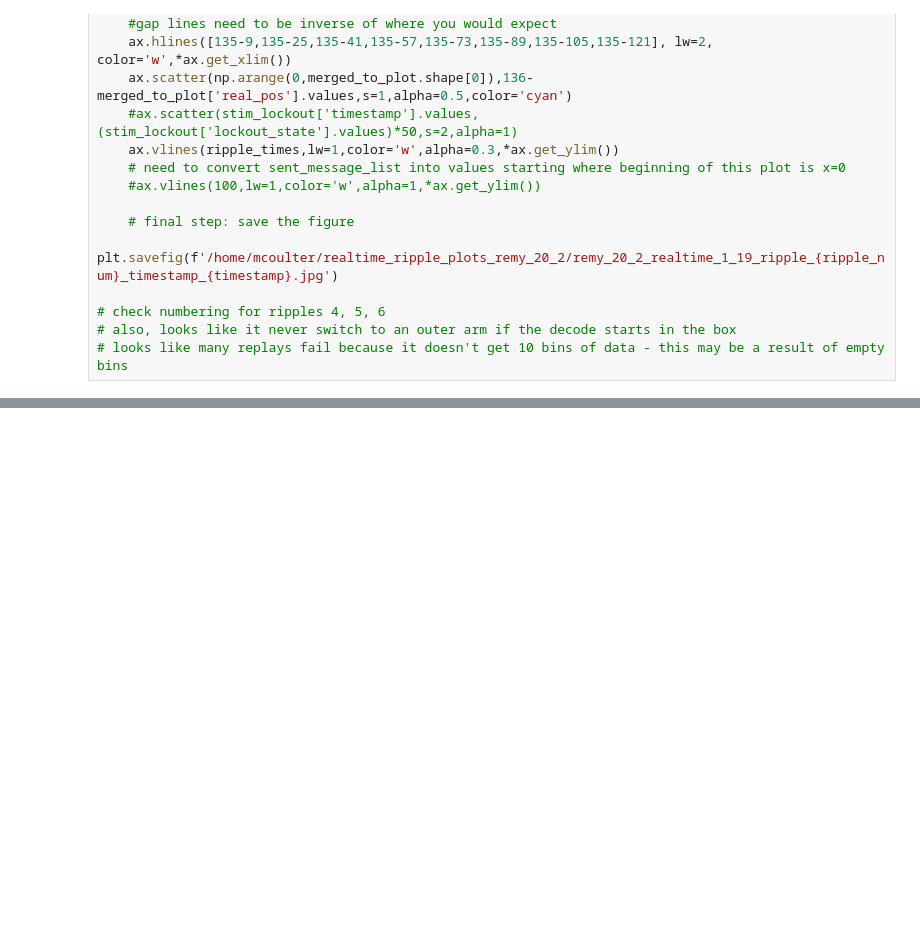
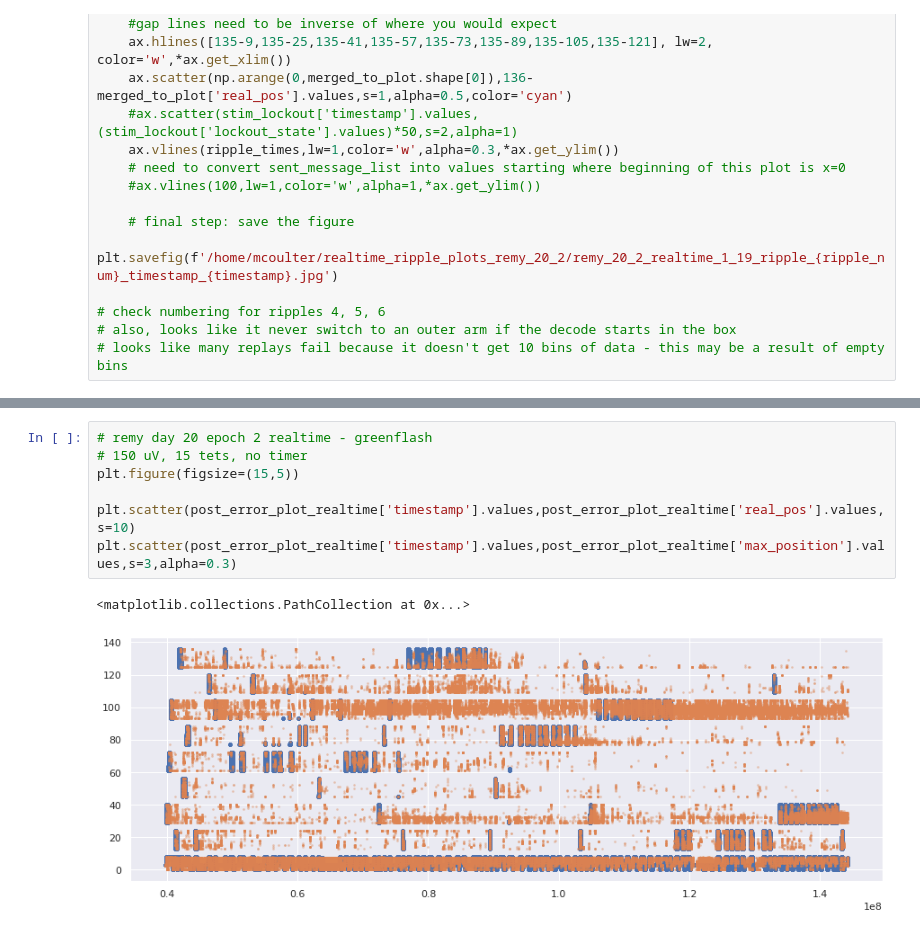
Before and after one commit to trevortknguyen/spykshrk_realtime, a Jupyter notebook: jupyter-notebooks/plot_posterior_realtime.ipynb, the cells around one changed output, grey strips where cells are left out. Drawn from its saved outputs; the diff is of its cells as text; blank space fills up the shorter version.

```diff
--- a/jupyter-notebooks/plot_posterior_realtime.ipynb
+++ b/jupyter-notebooks/plot_posterior_realtime.ipynb
@@ -854,0 +1111,10 @@ for timestamp in stim_lockout[stim_lockout['lockout_state']==1]['timestamp'].val
+# %%
+# remy day 20 epoch 2 realtime - greenflash
+# 150 uV, 15 tets, no timer
+plt.figure(figsize=(15,5))
+
+plt.scatter(post_error_plot_realtime['timestamp'].values,post_error_plot_realtime['real_pos'].values,s=10)
+plt.scatter(post_error_plot_realtime['timestamp'].values,post_error_plot_realtime['max_position'].values,s=3,alpha=0.3)
+# %% [output]
+<matplotlib.collections.PathCollection at 0x...>
+[figure, added]
```
Also changed, not shown: parts of 19 cells of this notebook, 9 other files.
